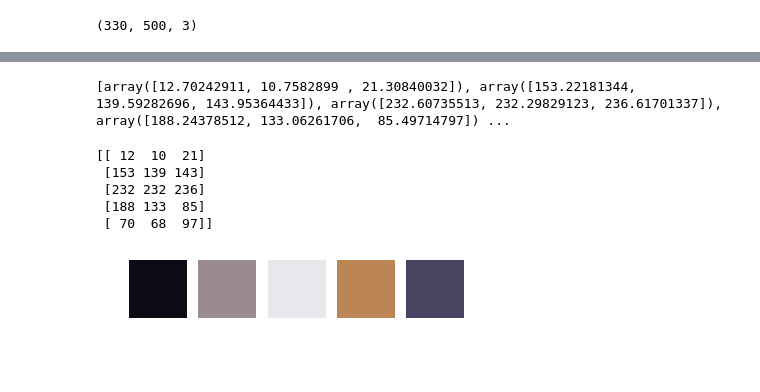
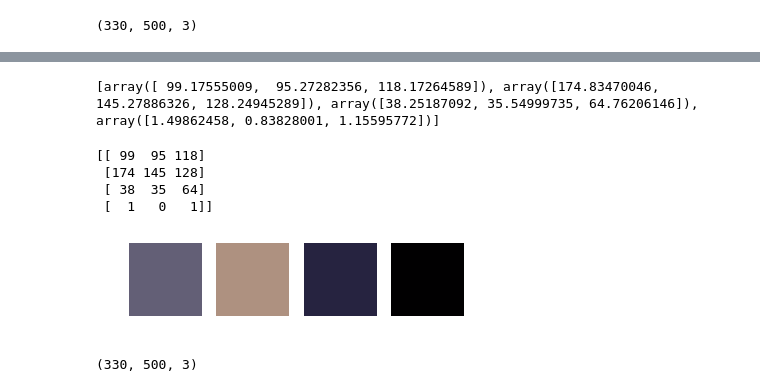
Before and after one commit to yatin9988/Image-Segmentation, a Jupyter notebook: Image Segmentation.ipynb, the cells around one changed output, grey strips where cells are left out. Drawn from its saved outputs; the diff is of its cells as text; code cells hidden in the pictures.

```diff
--- a/Image Segmentation.ipynb
+++ b/Image Segmentation.ipynb
@@ -22,7 +22,7 @@ clusters = {}
 
 for kx in range(k):
 
-    center = 250*np.random.random((3,))
+    center = 200*np.random.random((3,))
     points = []
     cluster={
         'center':center,
@@ -85,28 +84,28 @@ for i in range(k):
 # %%
 print(centers)
 # %% [output]
-[array([12.70242911, 10.7582899 , 21.30840032]), array([153.22181344, 139.59282696, 143.95364433]), array([232.60735513, 232.29829123, 236.61701337]), array([188.24378512, 133.06261706,  85.49714797]) ...
+[array([ 99.17555009,  95.27282356, 118.17264589]), array([174.83470046, 145.27886326, 128.24945289]), array([38.25187092, 35.54999735, 64.76206146]), array([1.49862458, 0.83828001, 1.15595772])]
 # %%
 colors = np.array(centers,dtype='int32')
 # %%
 print(colors)
 # %% [output]
-[[ 12  10  21]
- [153 139 143]
- [232 232 236]
- [188 133  85]
- [ 70  68  97]]
+[[ 99  95 118]
+ [174 145 128]
+ [ 38  35  64]
+ [  1   0   1]]
 # %%
 i = 1
 for color in colors:
 
-    plt.subplot(1,5,i)
+    plt.subplot(1,k,i)
     i+=1
     plt.axis("off")
 
     c = np.zeros((100,100,3),dtype='int32')
     c[:,:,:] = color
     plt.imshow(c)
+
 plt.show()
 # %% [output]
-[figure, old version]
+[figure, new version]
@@ -112,0 +114,4 @@ plt.show()
+# %%
+print(new_img.shape)
+# %% [output]
+(330, 500, 3)
```
Also changed, not shown: parts of 9 cells of this notebook.
